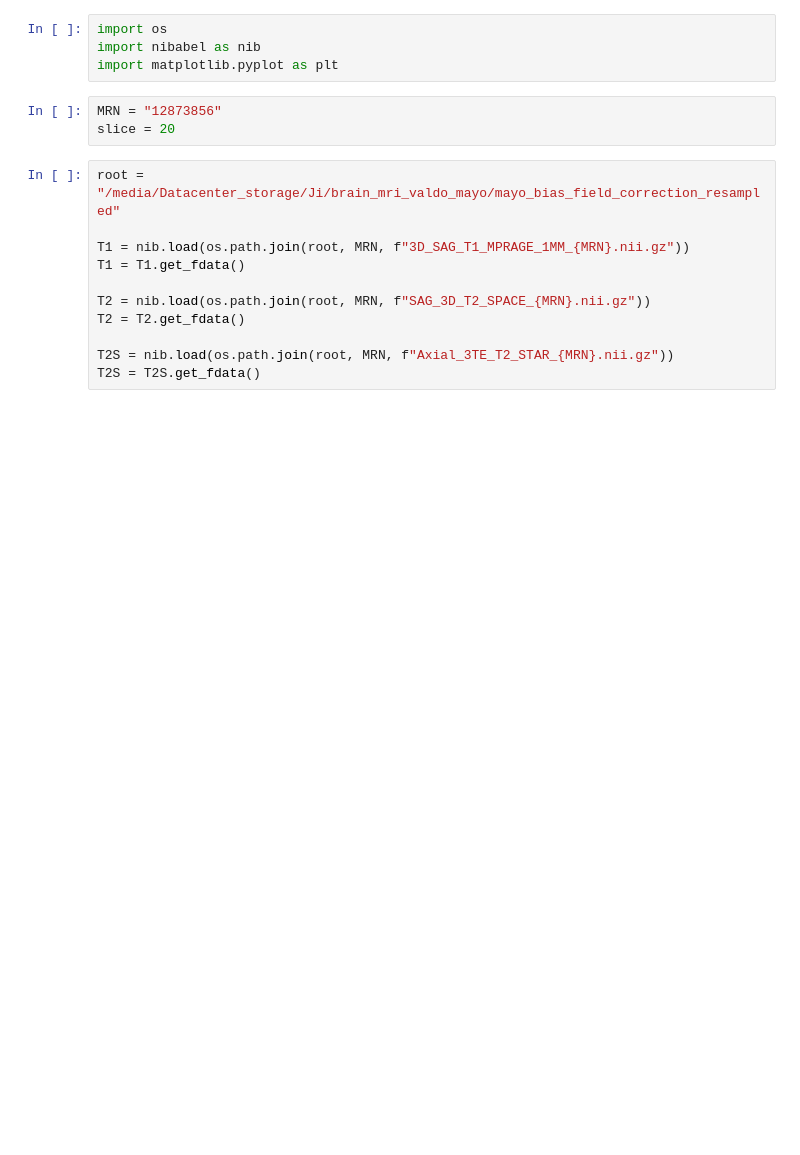
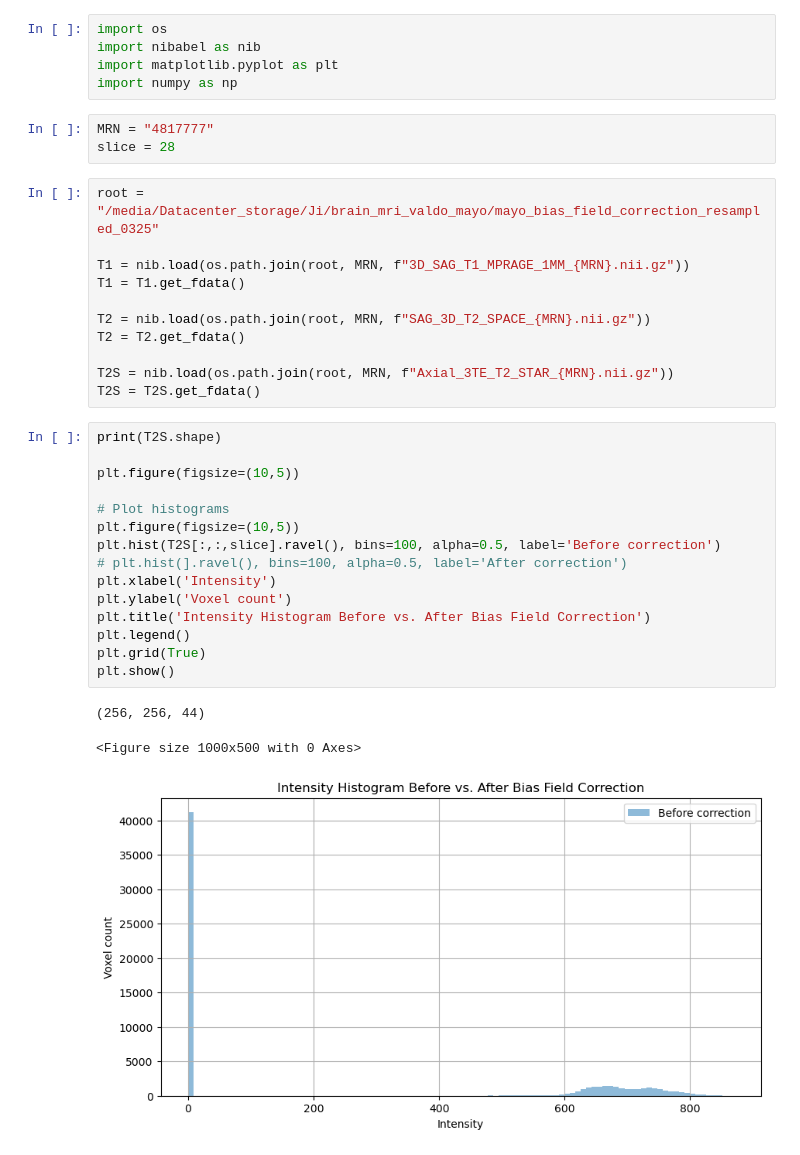
Before and after one commit to greenyjwk/VALDO_brain_MRI_dataset_preprocessing, a Jupyter notebook: misc/EDA_mayo/EDA_mayo_bias_field_correction.ipynb, the cells around one changed output. Saved outputs shown, nothing was run; the diff lists cells and outputs as text; blank space fills up the shorter version.

```diff
--- a/misc/EDA_mayo/EDA_mayo_bias_field_correction.ipynb
+++ b/misc/EDA_mayo/EDA_mayo_bias_field_correction.ipynb
@@ -2,11 +2,12 @@
 import os
 import nibabel as nib
 import matplotlib.pyplot as plt
+import numpy as np
 # %%
-MRN = "12873856"
-slice = 20
+MRN = "4817777"
+slice = 28
 # %%
-root = "/media/Datacenter_storage/Ji/brain_mri_valdo_mayo/mayo_bias_field_correction_resampled"
+root = "/media/Datacenter_storage/Ji/brain_mri_valdo_mayo/mayo_bias_field_correction_resampled_0325"
 
 T1 = nib.load(os.path.join(root, MRN, f"3D_SAG_T1_MPRAGE_1MM_{MRN}.nii.gz"))
 T1 = T1.get_fdata()
@@ -16,6 +17,25 @@ T2 = T2.get_fdata()
 
 T2S = nib.load(os.path.join(root, MRN, f"Axial_3TE_T2_STAR_{MRN}.nii.gz"))
 T2S = T2S.get_fdata()
+# %%
+print(T2S.shape)
+
+plt.figure(figsize=(10,5))
+
+# Plot histograms
+plt.figure(figsize=(10,5))
+plt.hist(T2S[:,:,slice].ravel(), bins=100, alpha=0.5, label='Before correction')
+# plt.hist(].ravel(), bins=100, alpha=0.5, label='After correction')
+plt.xlabel('Intensity')
+plt.ylabel('Voxel count')
+plt.title('Intensity Histogram Before vs. After Bias Field Correction')
+plt.legend()
+plt.grid(True)
+plt.show()
+# %% [output]
+(256, 256, 44)
+<Figure size 1000x500 with 0 Axes>
+[figure, added]
 # %%
 plt.figure(figsize=(15,5))
 
```
Also changed, not shown: parts of 2 cells of this notebook, 5 other files.
